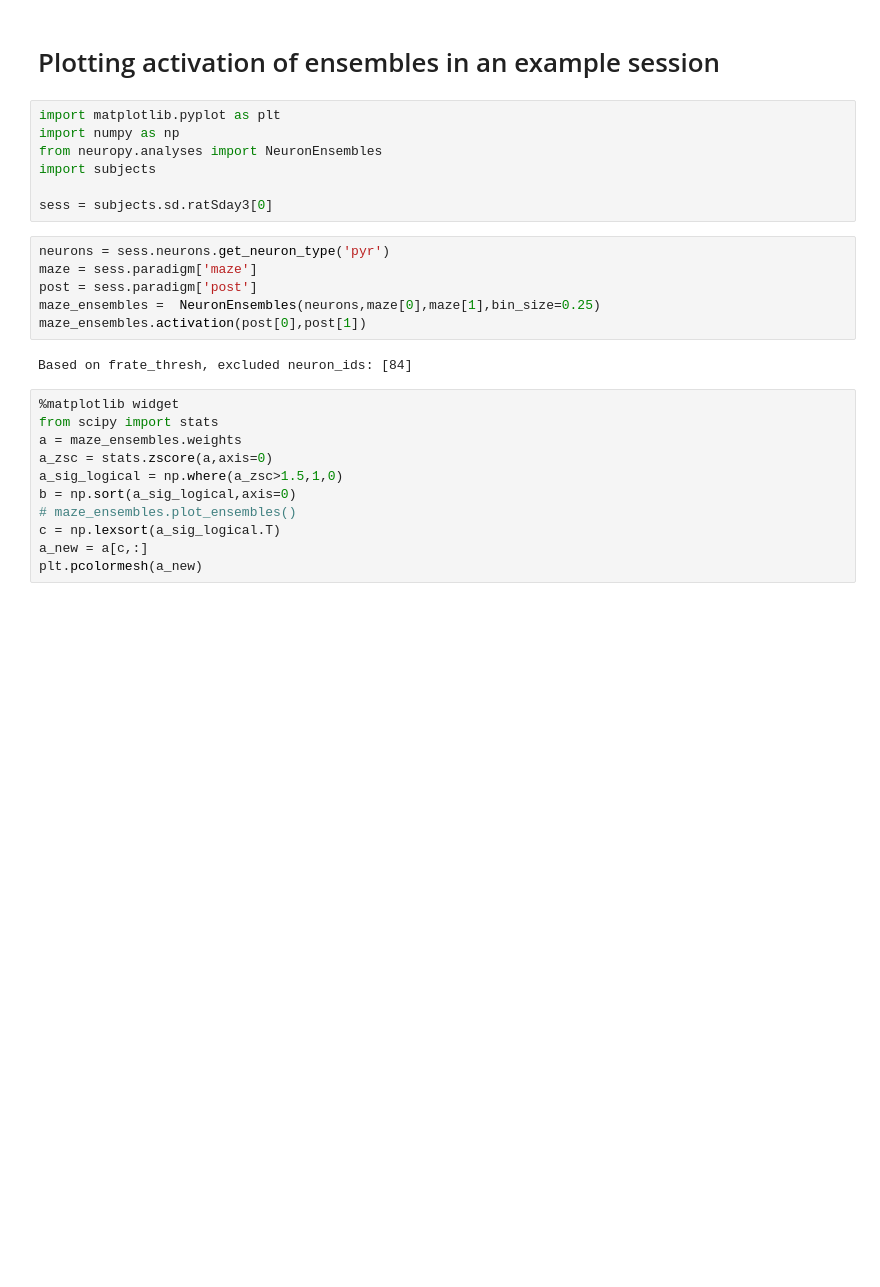
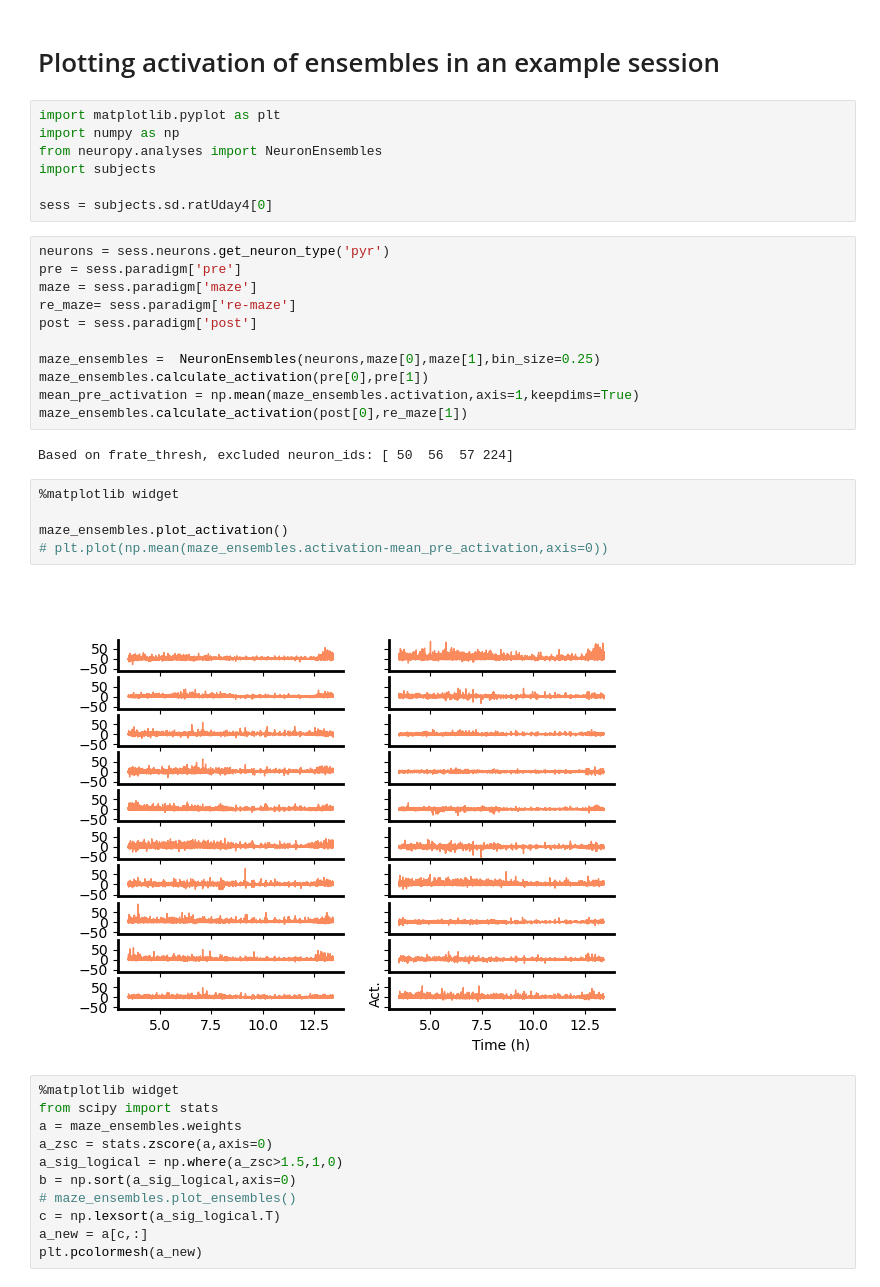
Before and after one commit to bapungiri/NeuroPy, a Jupyter notebook: sleep_deprivation/sd_ensembles.ipynb, the cells around one changed output. Cells and saved outputs as stored; diff of their text form; blank space fills up the shorter version.

Commit message:
ensembles and sd_figure related changes

```diff
--- a/sleep_deprivation/sd_ensembles.ipynb
+++ b/sleep_deprivation/sd_ensembles.ipynb
@@ -6,15 +6,27 @@ import numpy as np
 from neuropy.analyses import NeuronEnsembles
 import subjects
 
-sess = subjects.sd.ratSday3[0]
+sess = subjects.sd.ratUday4[0]
 # %%
 neurons = sess.neurons.get_neuron_type('pyr')
+pre = sess.paradigm['pre']
 maze = sess.paradigm['maze']
+re_maze= sess.paradigm['re-maze']
 post = sess.paradigm['post']
+
 maze_ensembles =  NeuronEnsembles(neurons,maze[0],maze[1],bin_size=0.25)
-maze_ensembles.activation(post[0],post[1])
+maze_ensembles.calculate_activation(pre[0],pre[1])
+mean_pre_activation = np.mean(maze_ensembles.activation,axis=1,keepdims=True)
+maze_ensembles.calculate_activation(post[0],re_maze[1])
 # %% [output]
-Based on frate_thresh, excluded neuron_ids: [84]
+Based on frate_thresh, excluded neuron_ids: [ 50  56  57 224]
+# %%
+%matplotlib widget
+
+maze_ensembles.plot_activation()
+# plt.plot(np.mean(maze_ensembles.activation-mean_pre_activation,axis=0))
+# %% [output]
+[figure, added]
 # %%
 %matplotlib widget
 from scipy import stats
```
Also changed, not shown: parts of 2 cells of this notebook, 3 other files.
